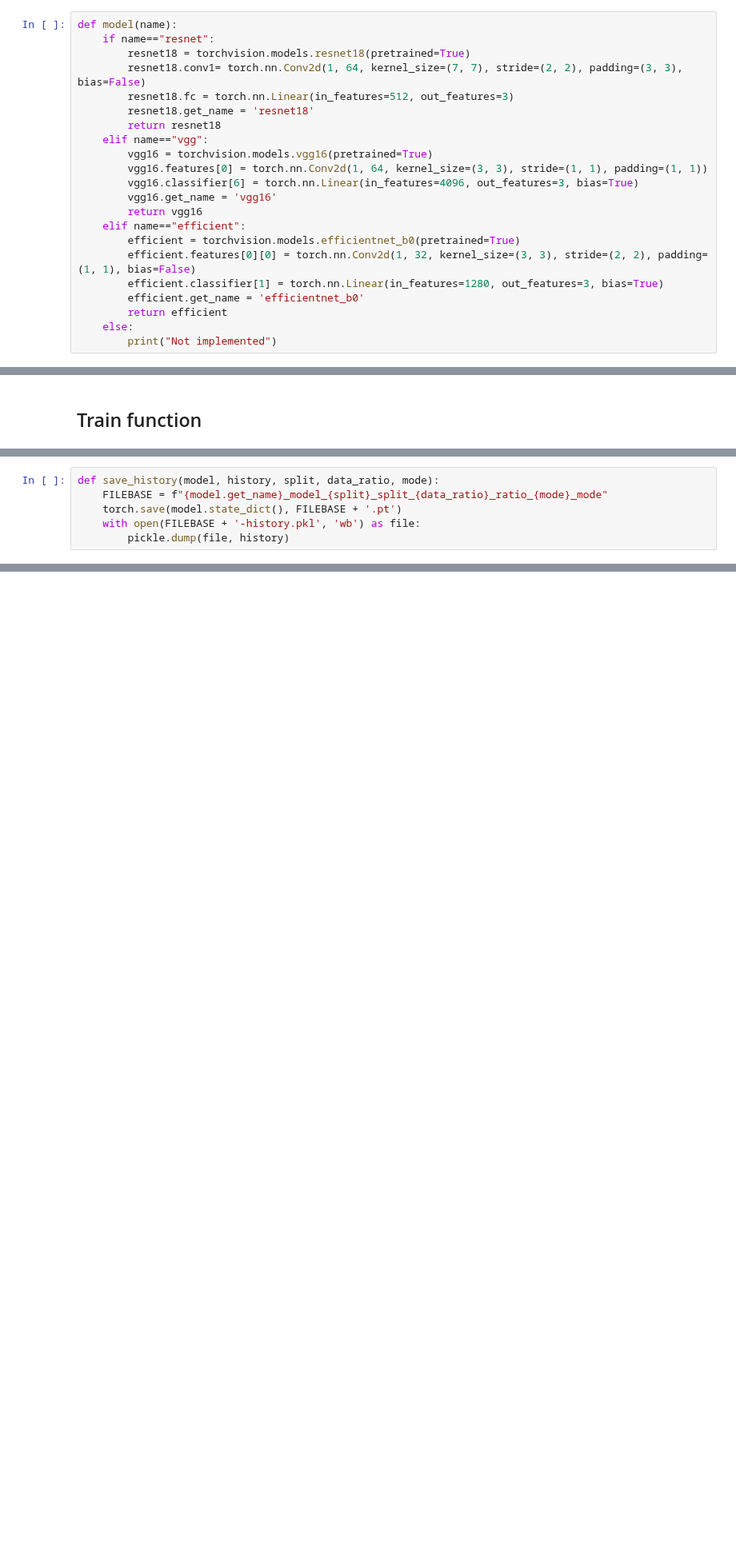
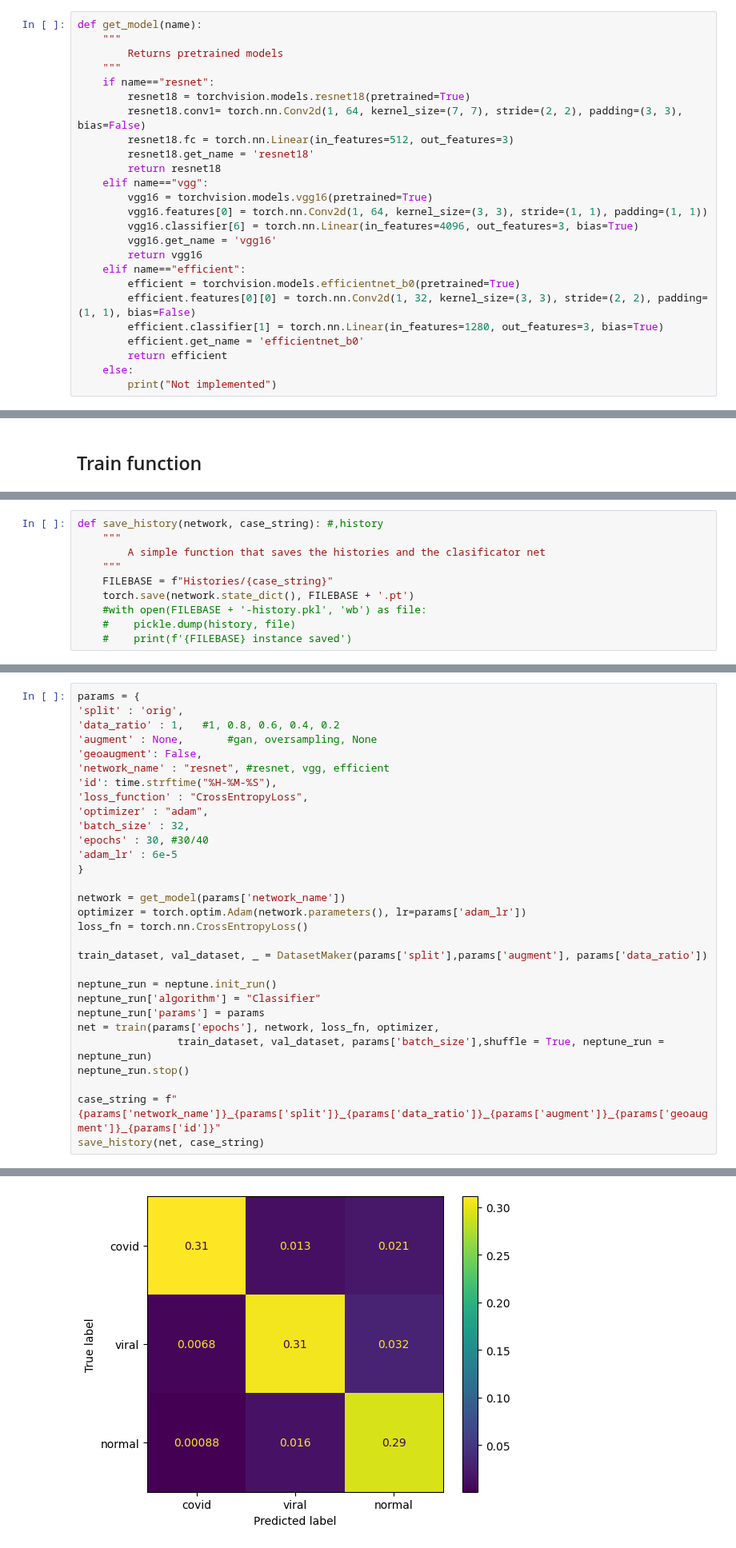
Before and after one commit to aielte-research/CovidGAN, a Jupyter notebook: CovidGAN-classifier/Classifier.ipynb, the cells around one changed output, grey strips where cells are left out. Shown at 80% size. Cells and saved outputs as stored; diff of their text form; blank space fills up the shorter version.

```diff
--- a/CovidGAN-classifier/Classifier.ipynb
+++ b/CovidGAN-classifier/Classifier.ipynb
@@ -247,7 +273,10 @@ def is_test_valid(test):
 # %% [markdown]
 ## Models
 # %%
-def model(name):
+def get_model(name):
+    """
+        Returns pretrained models
+    """
     if name=="resnet":
         resnet18 = torchvision.models.resnet18(pretrained=True)
         resnet18.conv1= torch.nn.Conv2d(1, 64, kernel_size=(7, 7), stride=(2, 2), padding=(3, 3), bias=False)
@@ -378,7 +428,11 @@ def train(epochs, model, loss_fn, optimizer, train_dataset, test_dataset, batch_
 # %%
-def save_history(model, history, split, data_ratio, mode):
-    FILEBASE = f"{model.get_name}_model_{split}_split_{data_ratio}_ratio_{mode}_mode"
-    torch.save(model.state_dict(), FILEBASE + '.pt')
-    with open(FILEBASE + '-history.pkl', 'wb') as file:
-        pickle.dump(file, history)
+def save_history(network, case_string): #,history
+    """
+        A simple function that saves the histories and the clasificator net
+    """
+    FILEBASE = f"Histories/{case_string}"
+    torch.save(network.state_dict(), FILEBASE + '.pt')
+    #with open(FILEBASE + '-history.pkl', 'wb') as file:
+    #    pickle.dump(history, file)
+    #    print(f'{FILEBASE} instance saved')
 # %% [markdown]
@@ -443,0 +440,31 @@ model = model(NETWORK)
+# %%
+params = {
+'split' : 'orig',
+'data_ratio' : 1,   #1, 0.8, 0.6, 0.4, 0.2
+'augment' : None,       #gan, oversampling, None
+'geoaugment': False,
+'network_name' : "resnet", #resnet, vgg, efficient
+'id': time.strftime("%H-%M-%S"),
+'loss_function' : "CrossEntropyLoss",
+'optimizer' : "adam",
+'batch_size' : 32,
+'epochs' : 30, #30/40
+'adam_lr' : 6e-5
+}
+
+network = get_model(params['network_name'])
+optimizer = torch.optim.Adam(network.parameters(), lr=params['adam_lr'])
+loss_fn = torch.nn.CrossEntropyLoss()
+
+train_dataset, val_dataset, _ = DatasetMaker(params['split'],params['augment'], params['data_ratio'])
+
+neptune_run = neptune.init_run()
+neptune_run['algorithm'] = "Classifier"
+neptune_run['params'] = params
+net = train(params['epochs'], network, loss_fn, optimizer,
+                train_dataset, val_dataset, params['batch_size'],shuffle = True, neptune_run = neptune_run)
+neptune_run.stop()
+
+case_string = f"{params['network_name']}_{params['split']}_{params['data_ratio']}_{params['augment']}_{params['geoaugment']}_{params['id']}"
+save_history(net, case_string)
+# %% [output]
@@ -443,0 +505 @@ model = model(NETWORK)
+[figure, added]
```
Also changed, not shown: parts of 16 cells of this notebook, 6 other files.
